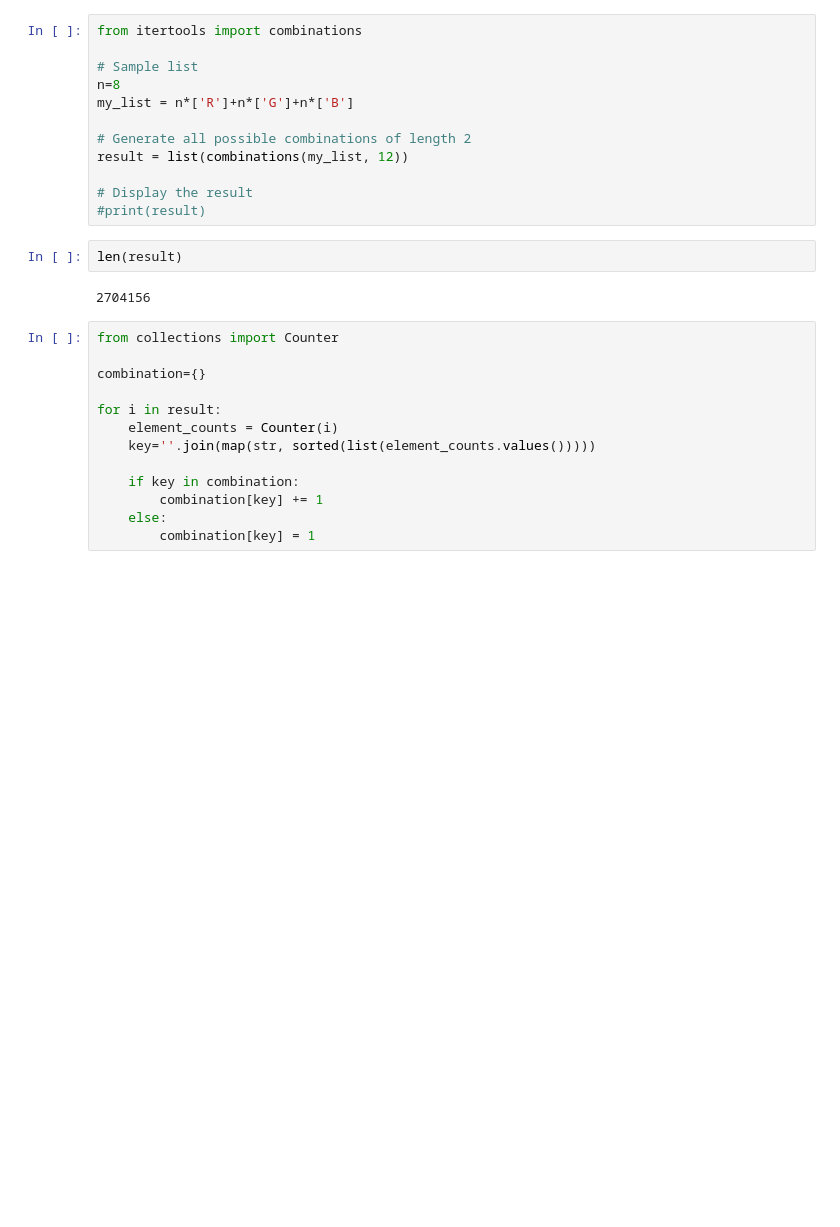
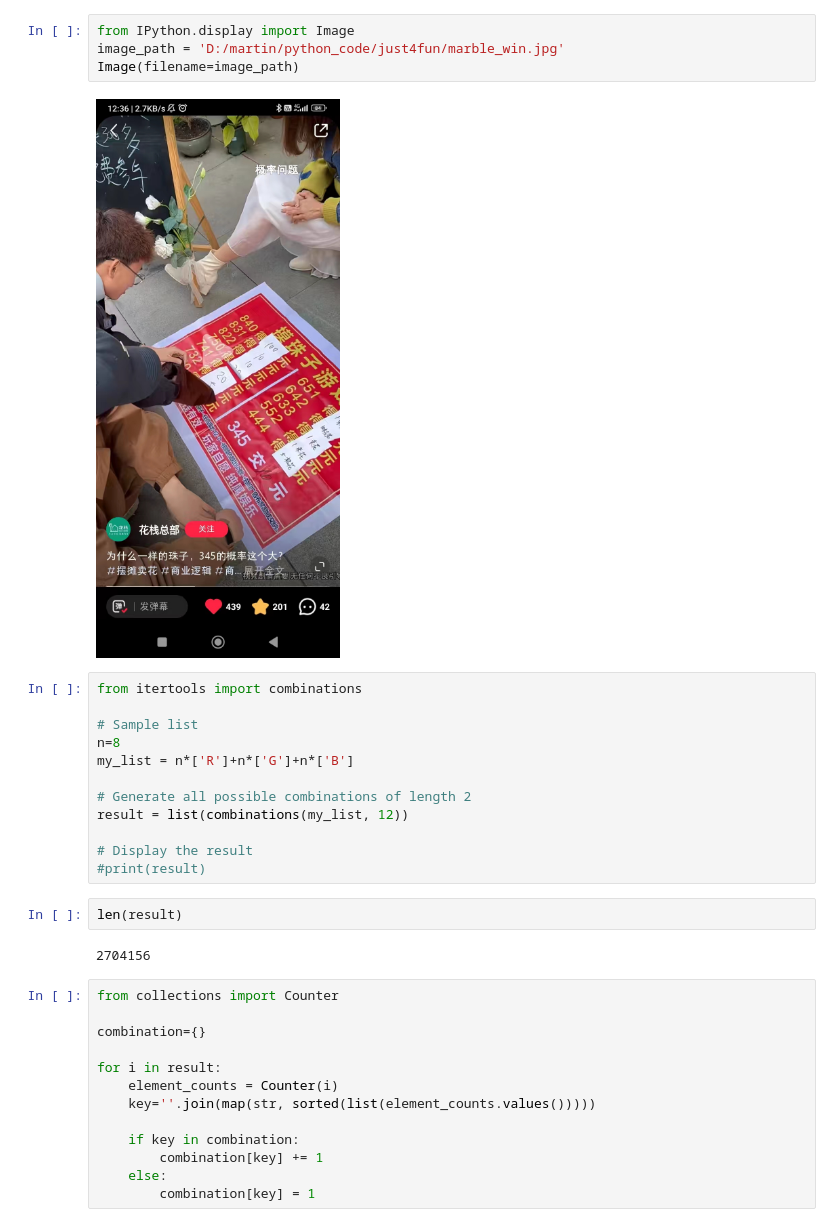
Before and after one commit to martinbandung/just4fun, a Jupyter notebook: marble_game.ipynb, the cells around one changed output. Drawn from its saved outputs; the diff is of its cells as text; blank space fills up the shorter version.

```diff
--- a/marble_game.ipynb
+++ b/marble_game.ipynb
@@ -6,3 +24,9 @@ probability and combination of marble game. 3 colors marble, each 8 pieces. Take
+# %%
+from IPython.display import Image
+image_path = 'D:/martin/python_code/just4fun/marble_win.jpg'
+Image(filename=image_path)
+# %% [output]
+[figure, added]
 # %%
 from itertools import combinations
 
```
Also changed, not shown: parts of 2 cells of this notebook.
